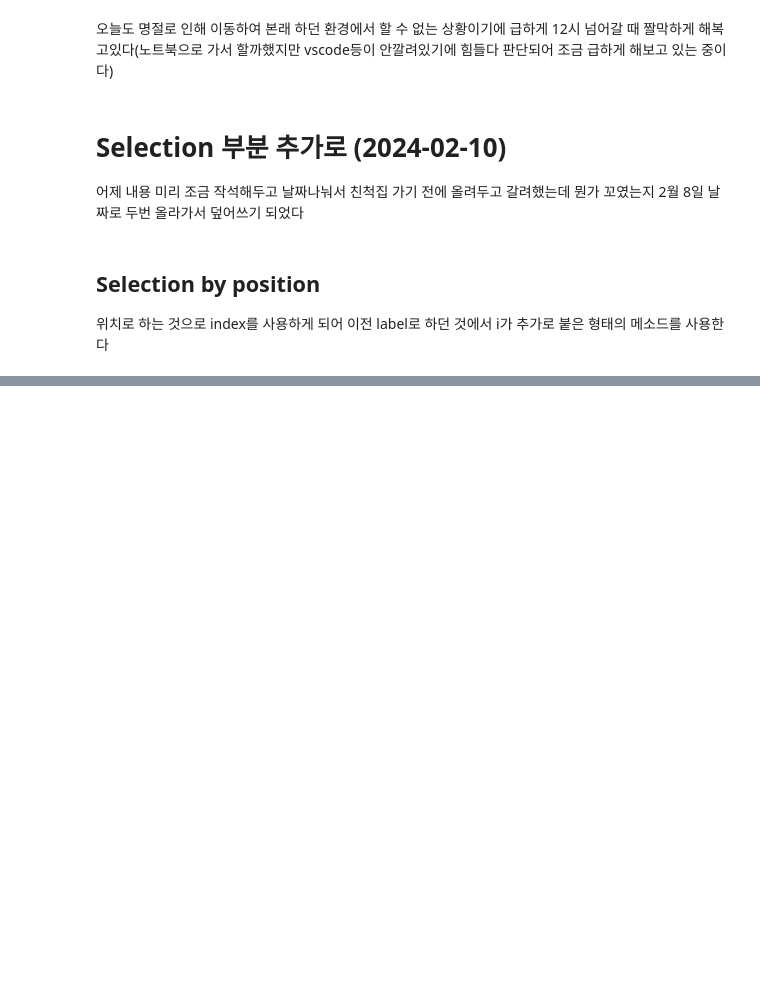
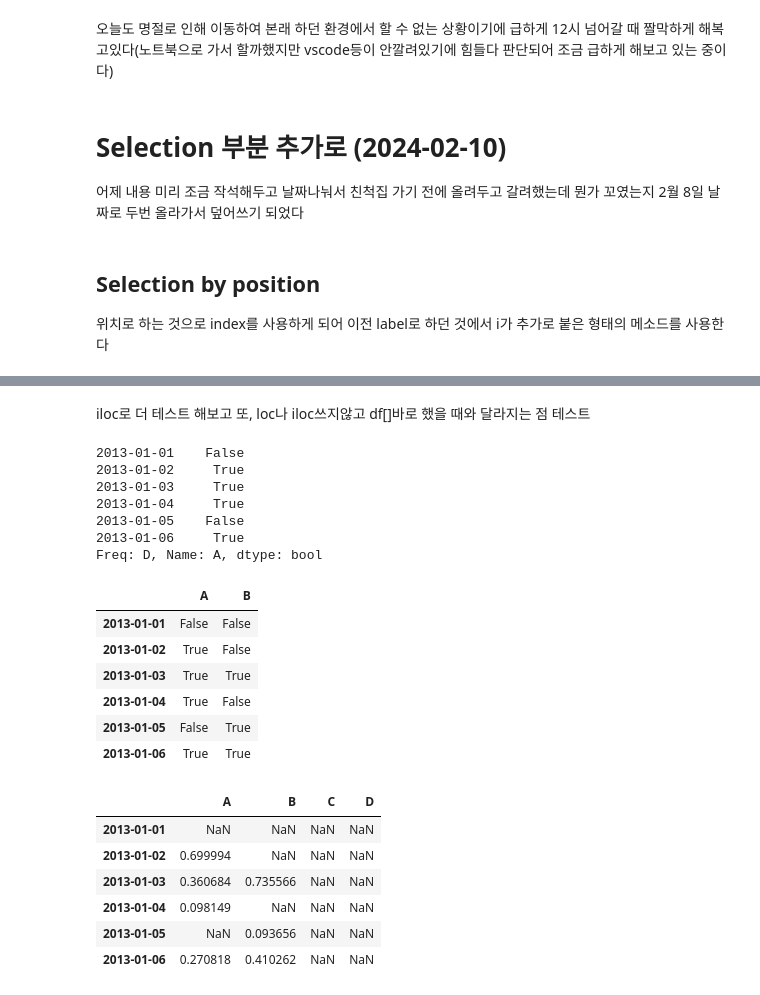
Before and after one commit to kyeob1107/pandas_til, a Jupyter notebook: local_getting_used_pandas.ipynb, the cells around one changed output, grey strips where cells are left out. Drawn from its saved outputs; the diff is of its cells as text; code cells hidden in the pictures; blank space fills up the shorter version.

```diff
--- a/local_getting_used_pandas.ipynb
+++ b/local_getting_used_pandas.ipynb
@@ -849,0 +1731,28 @@ print(df.iat[1,1])
+# %% [markdown]
+iloc로 더 테스트 해보고 또, loc나 iloc쓰지않고 df[]바로 했을 때와 달라지는 점 테스트
+# %%
+display(df["A"]>0)
+display(df[["A","B"]]>0)
+display(df[df[["A","B"]]>0]) # 느낌으로는 df로 boolean data가 나오면 True만 값이 표시되고 나머지 False거나 범위밖이라 표시가 없으면 다 NaN으로 나오는 듯
+# %% [output]
+2013-01-01    False
+2013-01-02     True
+2013-01-03     True
+2013-01-04     True
+2013-01-05    False
+2013-01-06     True
+Freq: D, Name: A, dtype: bool
+|  | A | B |
+| 2013-01-01 | False | False |
+| 2013-01-02 | True | False |
+| 2013-01-03 | True | True |
+| 2013-01-04 | True | False |
+| 2013-01-05 | False | True |
+| 2013-01-06 | True | True |
+|  | A | B | C | D |
+| 2013-01-01 | NaN | NaN | NaN | NaN |
+| 2013-01-02 | 0.699994 | NaN | NaN | NaN |
+| 2013-01-03 | 0.360684 | 0.735566 | NaN | NaN |
+| 2013-01-04 | 0.098149 | NaN | NaN | NaN |
+| 2013-01-05 | NaN | 0.093656 | NaN | NaN |
+| 2013-01-06 | 0.270818 | 0.410262 | NaN | NaN |
```
Also changed, not shown: parts of 135 cells of this notebook.
